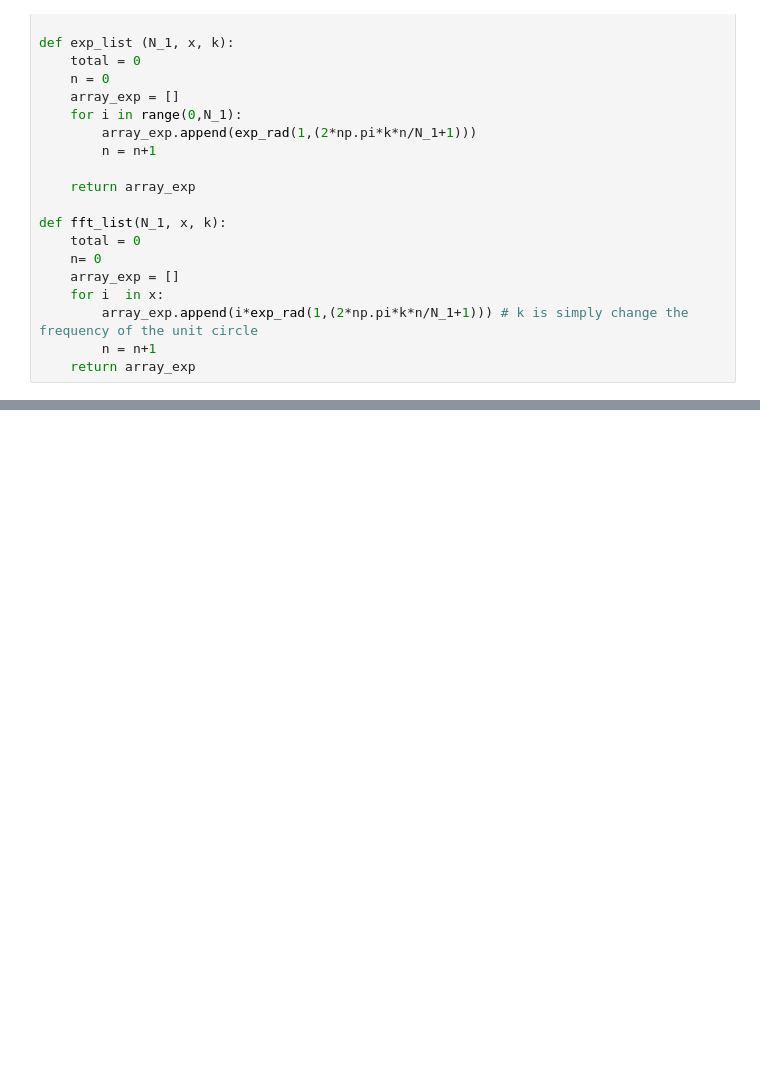
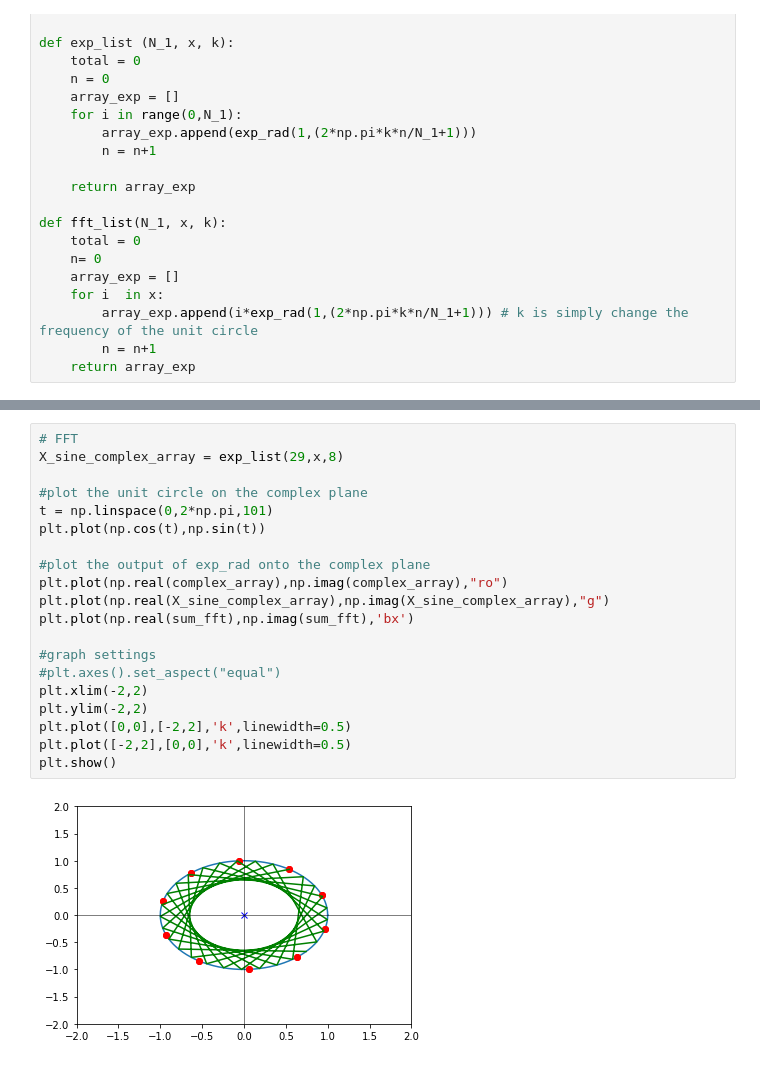
Before and after one commit to EventHorizon1003/DSP-Learning-, a Jupyter notebook: FFT_learnig.ipynb, the cells around one changed output, grey strips where cells are left out. Drawn from its saved outputs; the diff is of its cells as text; blank space fills up the shorter version.

```diff
--- a/FFT_learnig.ipynb
+++ b/FFT_learnig.ipynb
@@ -189,0 +209,22 @@ plt.show()
+# %%
+# FFT
+X_sine_complex_array = exp_list(29,x,8)
+
+#plot the unit circle on the complex plane
+t = np.linspace(0,2*np.pi,101)
+plt.plot(np.cos(t),np.sin(t))
+
+#plot the output of exp_rad onto the complex plane
+plt.plot(np.real(complex_array),np.imag(complex_array),"ro")
+plt.plot(np.real(X_sine_complex_array),np.imag(X_sine_complex_array),"g")
+plt.plot(np.real(sum_fft),np.imag(sum_fft),'bx')
+
+#graph settings
+#plt.axes().set_aspect("equal")
+plt.xlim(-2,2)
+plt.ylim(-2,2)
+plt.plot([0,0],[-2,2],'k',linewidth=0.5)
+plt.plot([-2,2],[0,0],'k',linewidth=0.5)
+plt.show()
+# %% [output]
+[figure, added]
```
Also changed, not shown: parts of 5 cells of this notebook.
